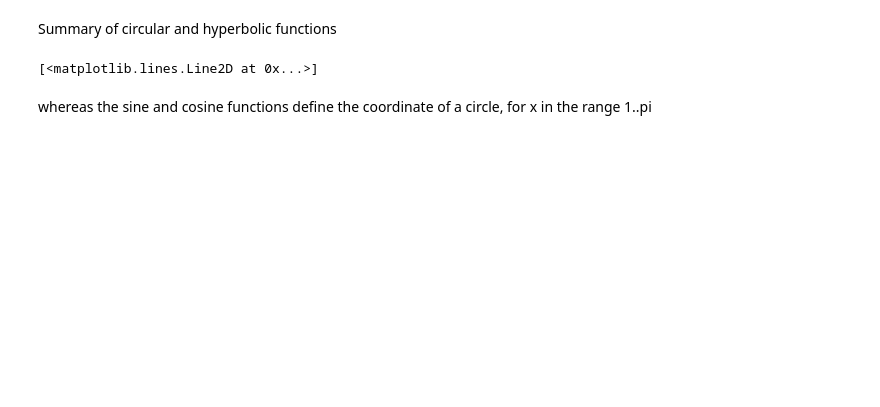
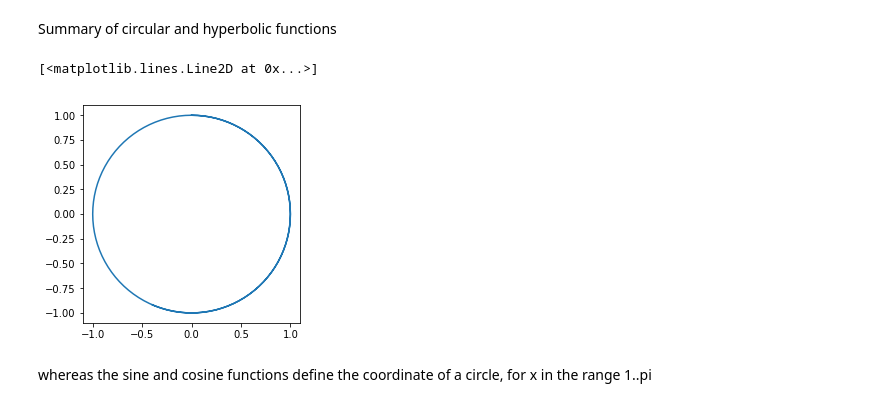
Before and after one commit to homephree/penrose, a Jupyter notebook: 2 - an ancient theorem and a modern question/2.4 Hyperbolic gemometry.ipynb, the cells around one changed output. Drawn from its saved outputs; the diff is of its cells as text; code cells hidden in the pictures; blank space fills up the shorter version.

```diff
--- a/2 - an ancient theorem and a modern question/2.4 Hyperbolic gemometry.ipynb
+++ b/2 - an ancient theorem and a modern question/2.4 Hyperbolic gemometry.ipynb
@@ -11,10 +11,12 @@ Summary of circular and hyperbolic functions
 # %%
 X= [x for x in range(314)] # (approx pi in hundredths)
 S= [sin(x * np.pi /100 ) for x in X]
 C= [cos(x * np.pi /100 ) for x in X]
+plot.axes().set_aspect('equal')
 plot.plot(S,C)
 # %% [output]
 [<matplotlib.lines.Line2D at 0x...>]
+[figure, added]
 # %% [markdown]
 whereas the sine and cosine functions define the coordinate of a circle, for x in the range 1..pi
 # %%
```
Also changed, not shown: parts of 9 cells of this notebook, 3 other files.
